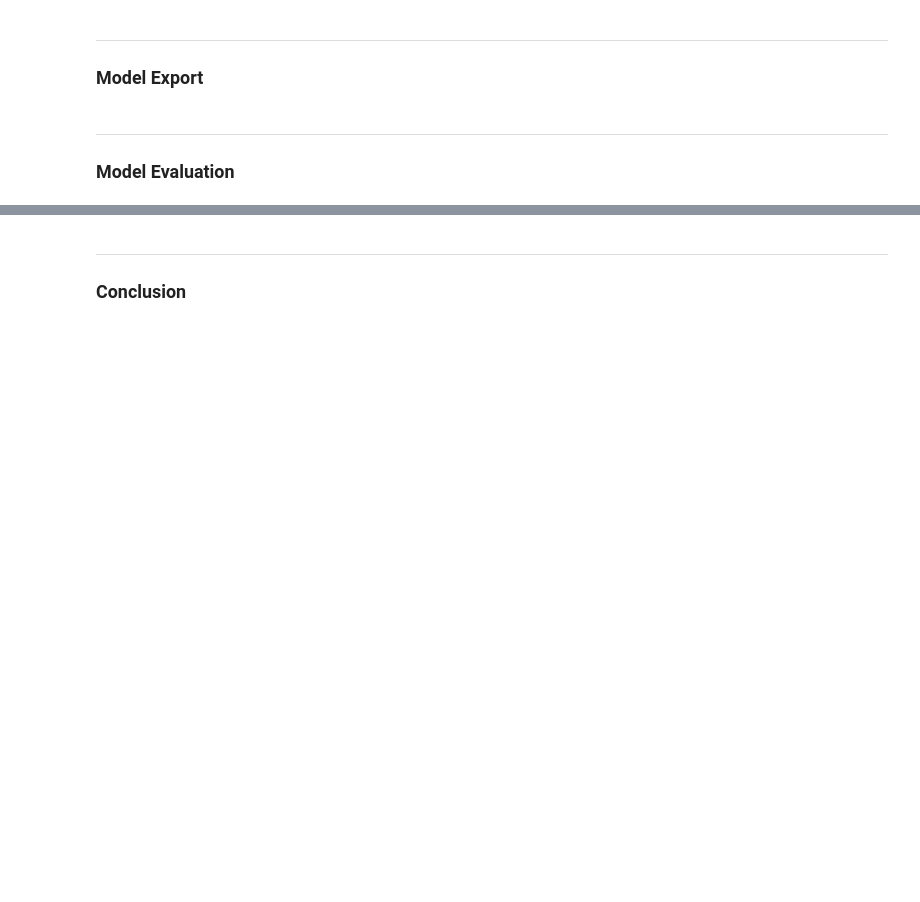
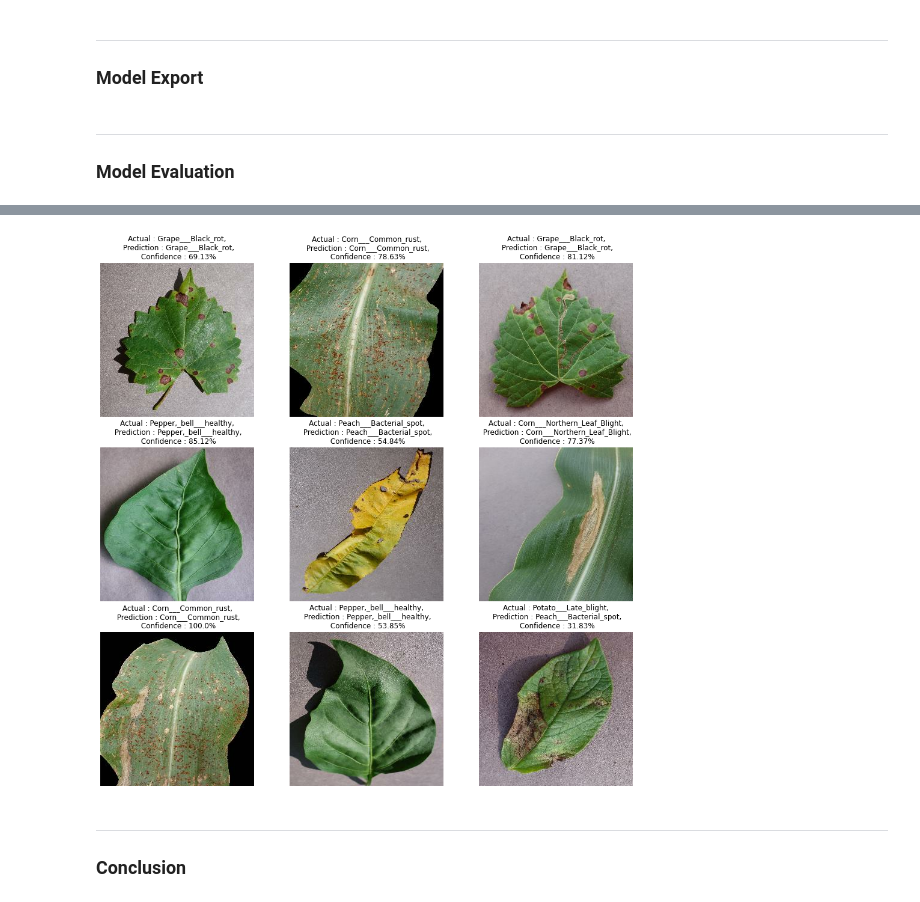
Before and after one commit to xanterx/thesis, a Jupyter notebook: thesis copy.ipynb, the cells around one changed output, grey strips where cells are left out. Cells and saved outputs as stored; diff of their text form; code cells hidden in the pictures; blank space fills up the shorter version.

```diff
--- a/thesis copy.ipynb
+++ b/thesis copy.ipynb
@@ -783,0 +819,19 @@ Epoch 6/10
+# %%
+# plotting batch of images with its actual label, predicted label and confidence
+plt.figure(figsize = (16,16))
+for batch_image, batch_label in test_ds.take(1):
+    for i in range(9):
+        ax = plt.subplot(3,3,i+1)
+        image = batch_image[i].numpy().astype('uint8')
+        label = all_classes[batch_label[i]]
+
+        plt.imshow(image)
+
+        batch_prediction = mt7.model.predict(batch_image)
+        predicted_class = all_classes[np.argmax(batch_prediction[i])]
+        confidence = round(np.max(batch_prediction[i]) * 100, 2)
+
+        plt.title(f'Actual : {label},\n Prediction : {predicted_class},\n Confidence : {confidence}%')
+
+        plt.axis('off')
+# %% [output]
@@ -784,3 +847,4 @@ Epoch 6/10
+[figure, added]
 # %% [markdown]
 ---
 
```
Also changed, not shown: parts of 5 cells of this notebook.
